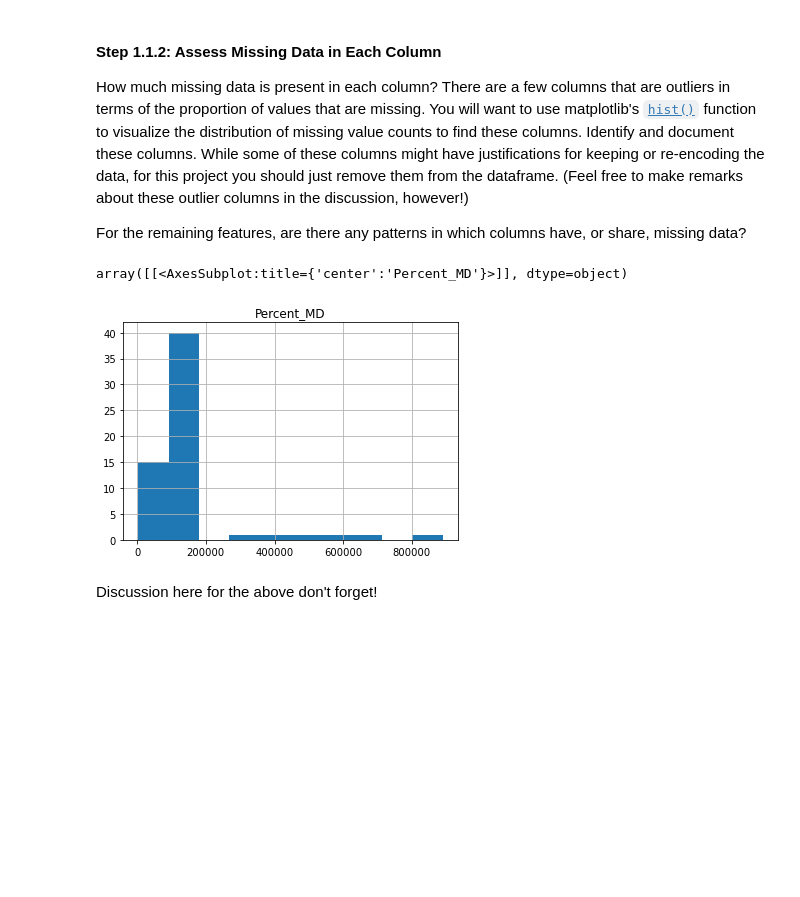
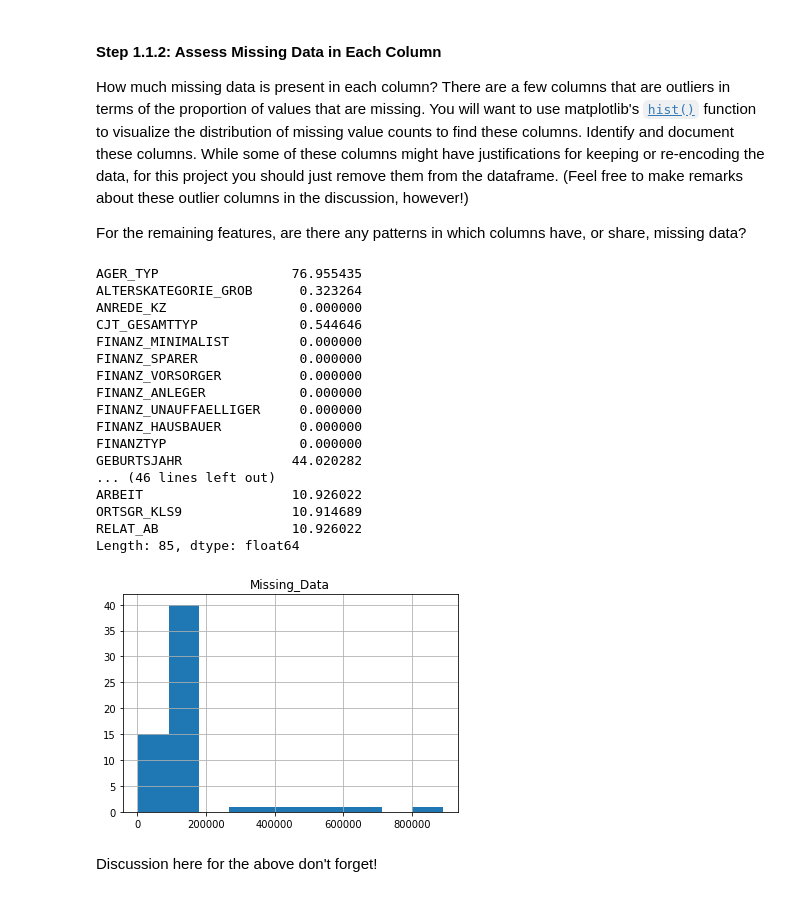
Before and after one commit to sjohnp2112/Identify-Custemer-Segments, a Jupyter notebook: Identify_Customer_Segments_sphelps.ipynb, the cells around one changed output. Drawn from its saved outputs; the diff is of its cells as text; code cells hidden in the pictures; blank space fills up the shorter version.

```diff
--- a/Identify_Customer_Segments_sphelps.ipynb
+++ b/Identify_Customer_Segments_sphelps.ipynb
@@ -196,27 +194,48 @@ For the remaining features, are there any patterns in which columns have, or sha
 # %%
 # Perform an assessment of how much missing data there is in each column of the
 # dataset.
 
 # testing with a copy df
 azdias_clean = azdias
 col_total = azdias_clean.isnull().sum()
 
 
 col_total_df = pd.DataFrame(col_total, columns=['Missing_Data'])
-md_per_col_df = pd.DataFrame(col_total, columns=['Percent_MD'])
+md_per_col_df = pd.DataFrame(col_total, columns=['Missing_Data'])
+
+md_per_col_df = col_total_df
 
 # ignore values < 1, get percentage of missing ['Percent_MD']
-md_per_col_df['Percent_MD'] = col_total_df.loc[col_total_df['Missing_Data'] > 0]
 
-# convert to percent
+md_per_col_df['Missing_Data'] = col_total_df.loc[col_total_df['Missing_Data'] > 0]
+
+# # convert to percent
 md_per_col = col_total / len(azdias_clean) * 100
-md_per_col_df.sort_values(by=['Percent_MD'], ascending=True)
+md_per_col_df.sort_values(by=['Missing_Data'], ascending=True)
 md_per_col_df.hist()
 # plt.show()
 # print(md_per_col_df)
+
+md_per_col
 # %% [output]
-array([[<AxesSubplot:title={'center':'Percent_MD'}>]], dtype=object)
+AGER_TYP                 76.955435
+ALTERSKATEGORIE_GROB      0.323264
+ANREDE_KZ                 0.000000
+CJT_GESAMTTYP             0.544646
+FINANZ_MINIMALIST         0.000000
+FINANZ_SPARER             0.000000
+FINANZ_VORSORGER          0.000000
+FINANZ_ANLEGER            0.000000
+FINANZ_UNAUFFAELLIGER     0.000000
+FINANZ_HAUSBAUER          0.000000
+FINANZTYP                 0.000000
+GEBURTSJAHR              44.020282
+... (46 lines left out)
+ARBEIT                   10.926022
+ORTSGR_KLS9              10.914689
+RELAT_AB                 10.926022
+Length: 85, dtype: float64
-[figure, old version]
+[figure, new version]
 # %% [markdown]
 Discussion here for the above don't forget!
 # %%
```
Also changed, not shown: parts of 10 cells of this notebook.
